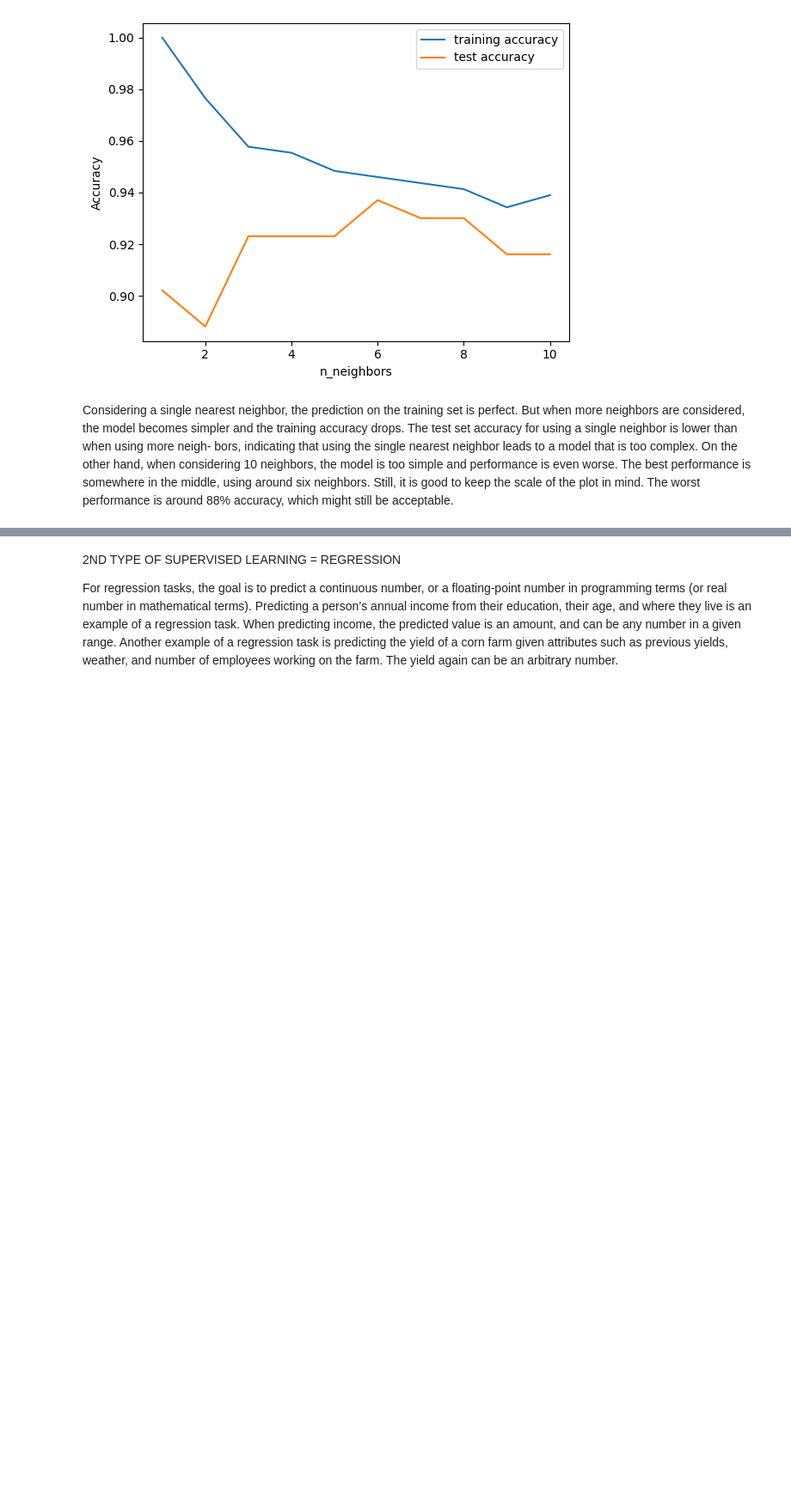
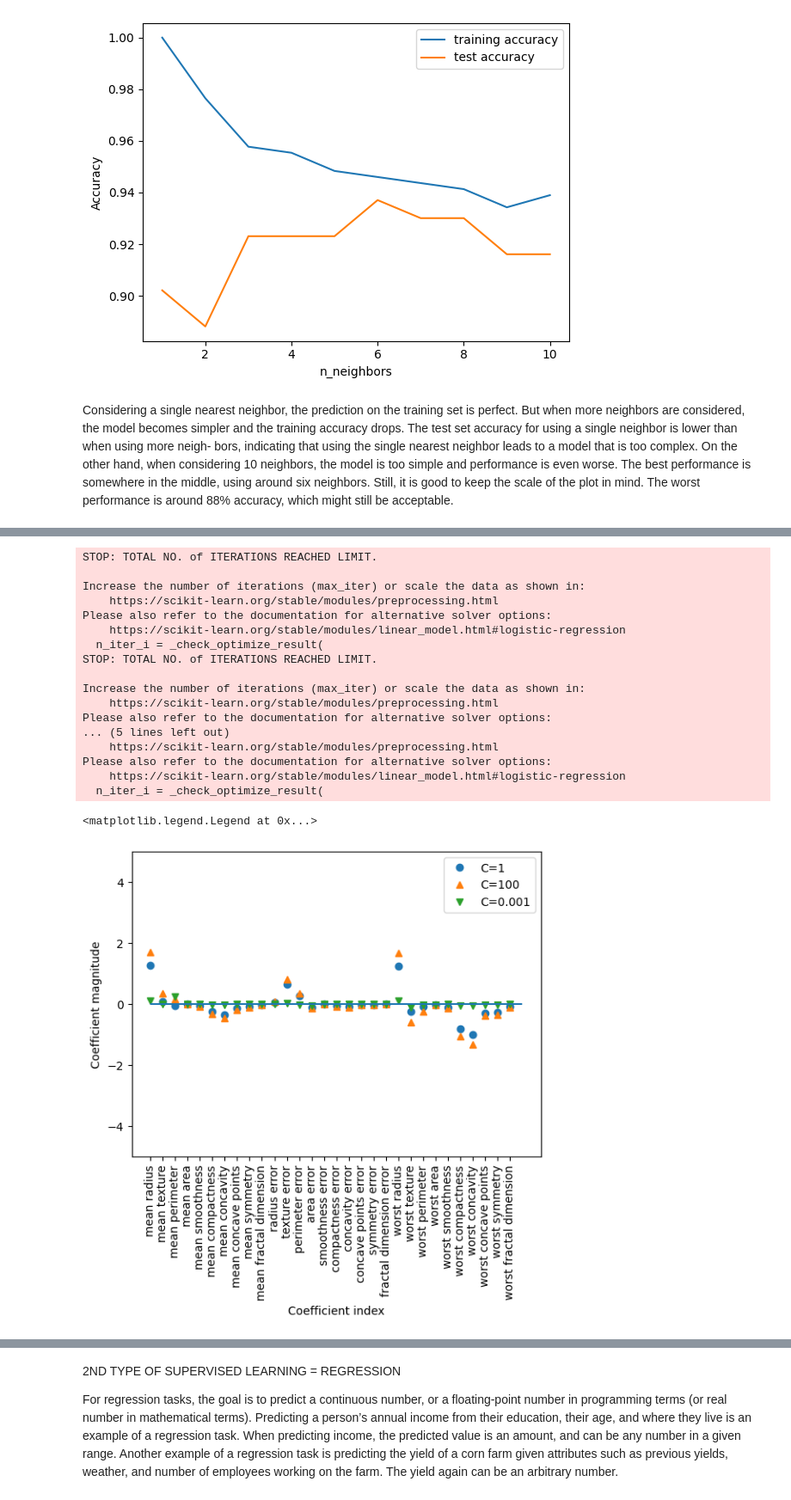
Before and after one commit to misacodes/ml_basics, a Jupyter notebook: supervised_learning.ipynb, the cells around one changed output, grey strips where cells are left out. Shown at 86% size. Saved outputs shown, nothing was run; the diff lists cells and outputs as text; code cells hidden in the pictures; blank space fills up the shorter version.

Commit message:
supervised learning updates

```diff
--- a/supervised_learning.ipynb
+++ b/supervised_learning.ipynb
@@ -224,0 +236,37 @@ axes[0].legend()
+# %%
+from sklearn.datasets import load_breast_cancer
+cancer = load_breast_cancer()
+X_train, X_test, y_train, y_test = train_test_split(
+cancer.data, cancer.target, stratify=cancer.target, random_state=42)
+logreg = LogisticRegression().fit(X_train, y_train)
+logreg100 = LogisticRegression(C=100).fit(X_train, y_train)
+logreg001 = LogisticRegression(C=0.01).fit(X_train, y_train)
+plt.plot(logreg.coef_.T, 'o', label="C=1")
+plt.plot(logreg100.coef_.T, '^', label="C=100")
+plt.plot(logreg001.coef_.T, 'v', label="C=0.001")
+plt.xticks(range(cancer.data.shape[1]), cancer.feature_names, rotation=90)
+plt.hlines(0, 0, cancer.data.shape[1])
+plt.ylim(-5, 5)
+plt.xlabel("Coefficient index")
+plt.ylabel("Coefficient magnitude")
+plt.legend()
+# %% [output]
+STOP: TOTAL NO. of ITERATIONS REACHED LIMIT.
+
+Increase the number of iterations (max_iter) or scale the data as shown in:
+    https://scikit-learn.org/stable/modules/preprocessing.html
+Please also refer to the documentation for alternative solver options:
+    https://scikit-learn.org/stable/modules/linear_model.html#logistic-regression
+  n_iter_i = _check_optimize_result(
+STOP: TOTAL NO. of ITERATIONS REACHED LIMIT.
+
+Increase the number of iterations (max_iter) or scale the data as shown in:
+    https://scikit-learn.org/stable/modules/preprocessing.html
+Please also refer to the documentation for alternative solver options:
+... (5 lines left out)
+    https://scikit-learn.org/stable/modules/preprocessing.html
+Please also refer to the documentation for alternative solver options:
+    https://scikit-learn.org/stable/modules/linear_model.html#logistic-regression
+  n_iter_i = _check_optimize_result(
+<matplotlib.legend.Legend at 0x...>
+[figure, added]
```
Also changed, not shown: parts of 11 cells of this notebook.
